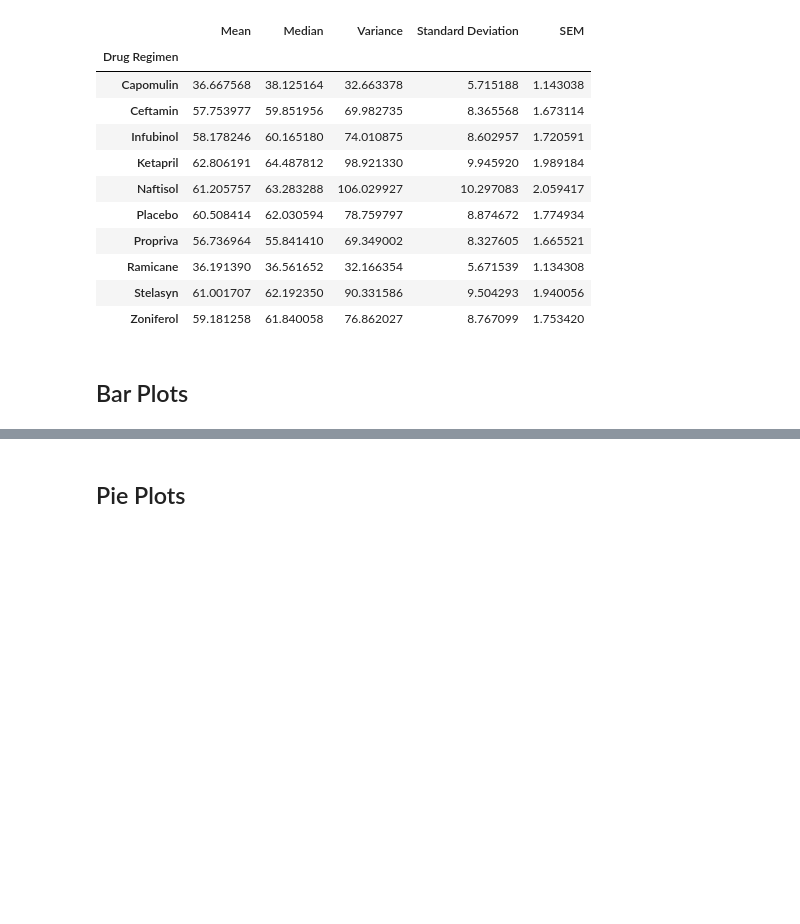
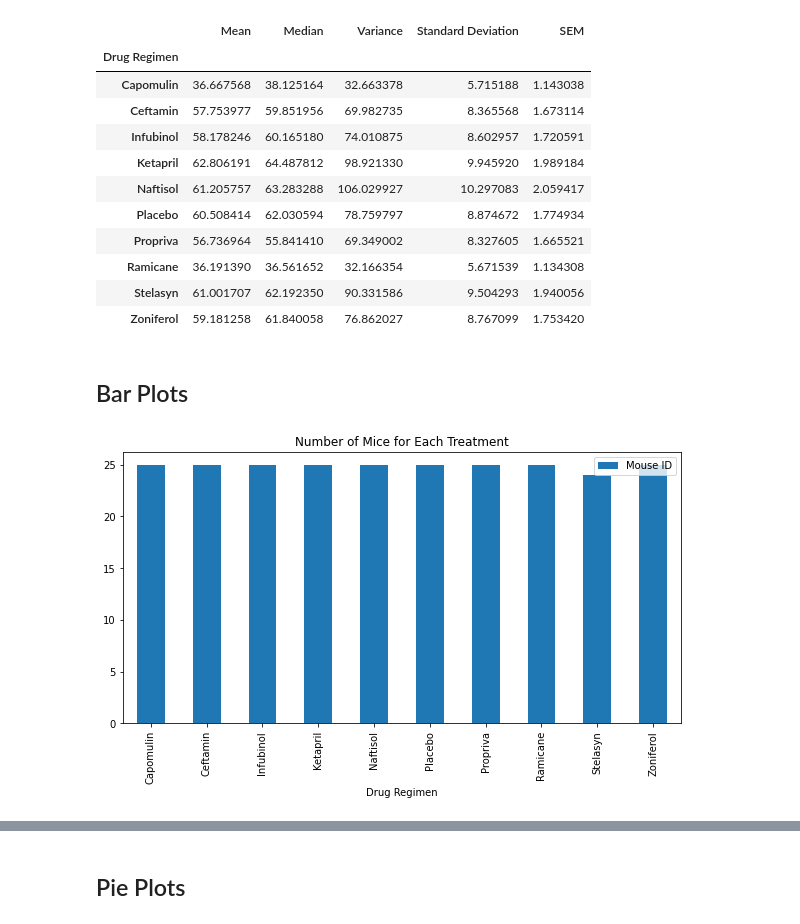
Before and after one commit to catu099/matplotlib-challege, a Jupyter notebook: pymaceuticals.ipynb, the cells around one changed output, grey strips where cells are left out. Saved outputs shown, nothing was run; the diff lists cells and outputs as text; code cells hidden in the pictures; blank space fills up the shorter version.

```diff
--- a/pymaceuticals.ipynb
+++ b/pymaceuticals.ipynb
@@ -76,3 +83,10 @@ summary_statistics_df
 ## Bar Plots
 # %%
 # Generate a bar plot showing the number of mice per time point for each treatment throughout the course of the study using pandas.
+Drug_regimen_df=pd.DataFrame(clean_dataset.groupby(["Drug Regimen"]).count())
+y_plot=Drug_regimen_df[["Mouse ID"]]
+y_plot.plot(kind="bar",figsize= (10,5))
+plt.title("Number of Mice for Each Treatment")
+plt.show()
+# %% [output]
+[figure, added]
```
Also changed, not shown: parts of 6 cells of this notebook.
